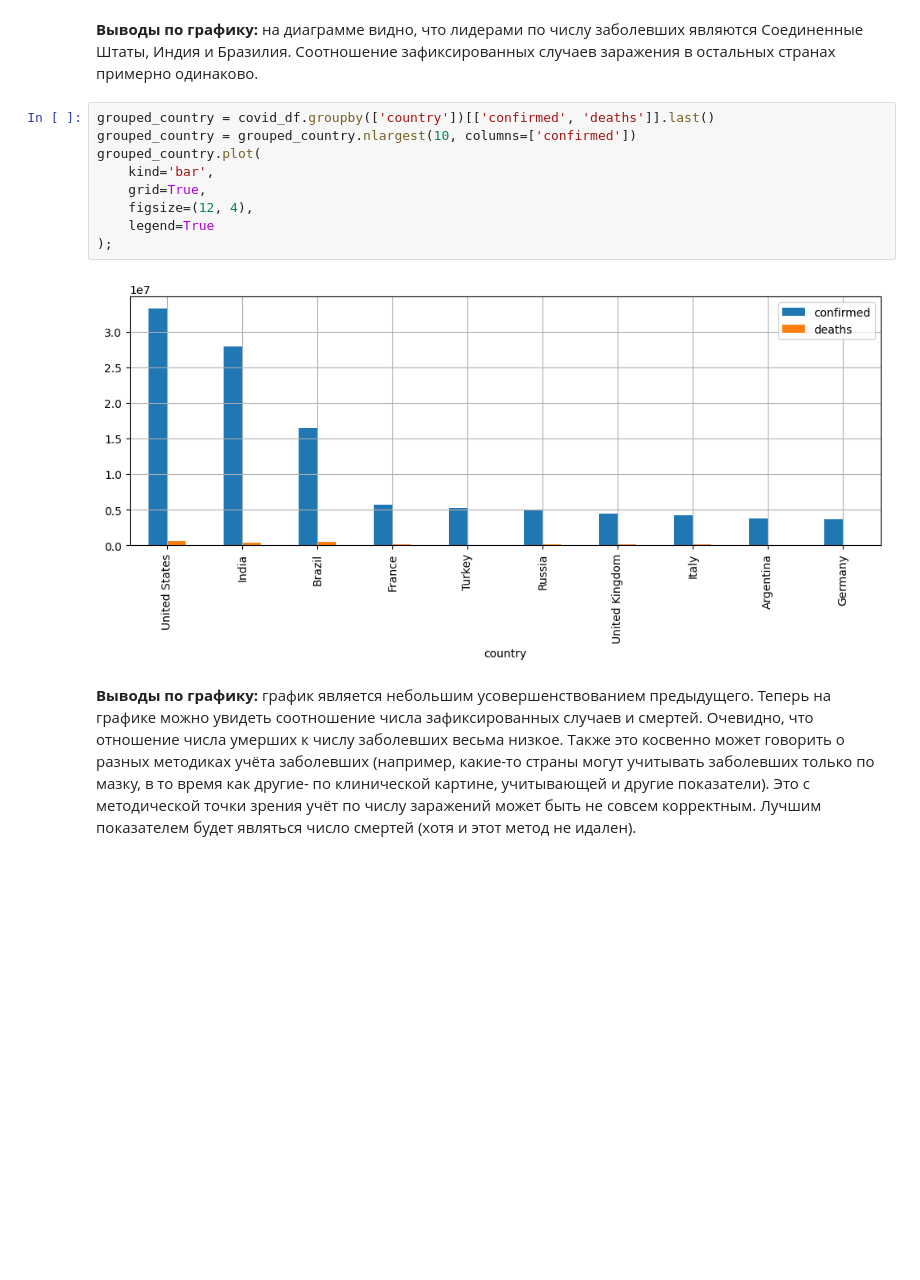
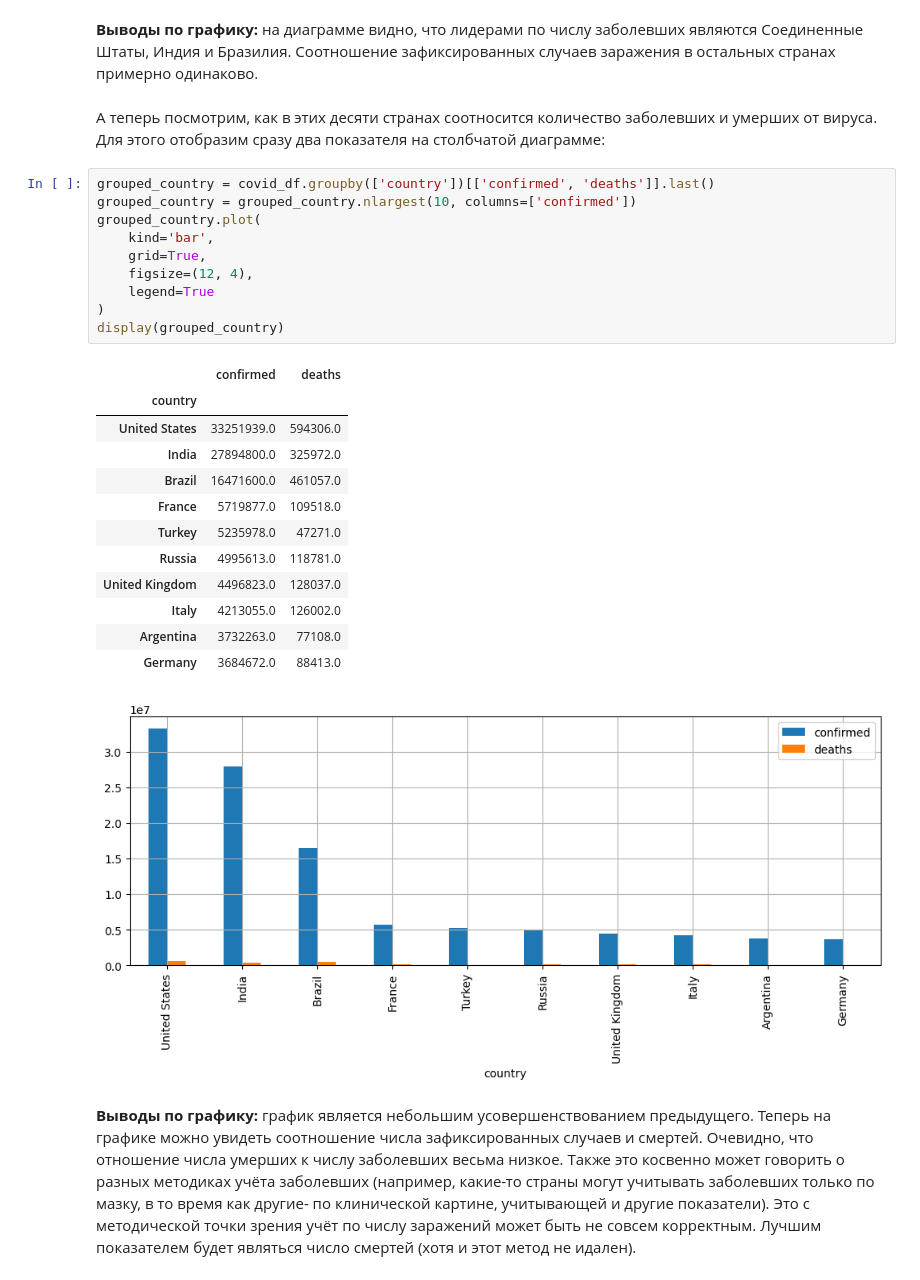
Before and after one commit to DenisMaltsev76/DM_76, a Jupyter notebook: Skillfactory/PY_13_Визуализация данных/Графические возможности библиотеки Pandas.ipynb, the cells around one changed output. Cells and saved outputs as stored; diff of their text form; blank space fills up the shorter version.

```diff
--- a/Skillfactory/PY_13_Визуализация данных/Графические возможности библиотеки Pandas.ipynb
+++ b/Skillfactory/PY_13_Визуализация данных/Графические возможности библиотеки Pandas.ipynb
@@ -92,15 +135,30 @@ grouped_country.plot(
 # %% [markdown]
 **Выводы по графику:** на диаграмме видно, что лидерами по числу заболевших являются Соединенные Штаты, Индия и Бразилия. Соотношение зафиксированных случаев заражения в остальных странах примерно одинаково.
+# %% [markdown]
+А теперь посмотрим, как в этих десяти странах соотносится количество заболевших и умерших от вируса. Для этого отобразим сразу два показателя на столбчатой диаграмме:
 # %%
 grouped_country = covid_df.groupby(['country'])[['confirmed', 'deaths']].last()
 grouped_country = grouped_country.nlargest(10, columns=['confirmed'])
 grouped_country.plot(
     kind='bar',
     grid=True,
     figsize=(12, 4),
     legend=True
-);
+)
+display(grouped_country)
 # %% [output]
+|  | confirmed | deaths |
+| country |  |  |
+| United States | 33251939.0 | 594306.0 |
+| India | 27894800.0 | 325972.0 |
+| Brazil | 16471600.0 | 461057.0 |
+| France | 5719877.0 | 109518.0 |
+| Turkey | 5235978.0 | 47271.0 |
+| Russia | 4995613.0 | 118781.0 |
+| United Kingdom | 4496823.0 | 128037.0 |
+| Italy | 4213055.0 | 126002.0 |
+| Argentina | 3732263.0 | 77108.0 |
+| Germany | 3684672.0 | 88413.0 |
 [figure]
 # %% [markdown]
 **Выводы по графику:** график является небольшим усовершенствованием предыдущего. Теперь на графике можно увидеть соотношение числа зафиксированных случаев и смертей.
```
Also changed, not shown: parts of 9 cells of this notebook.
